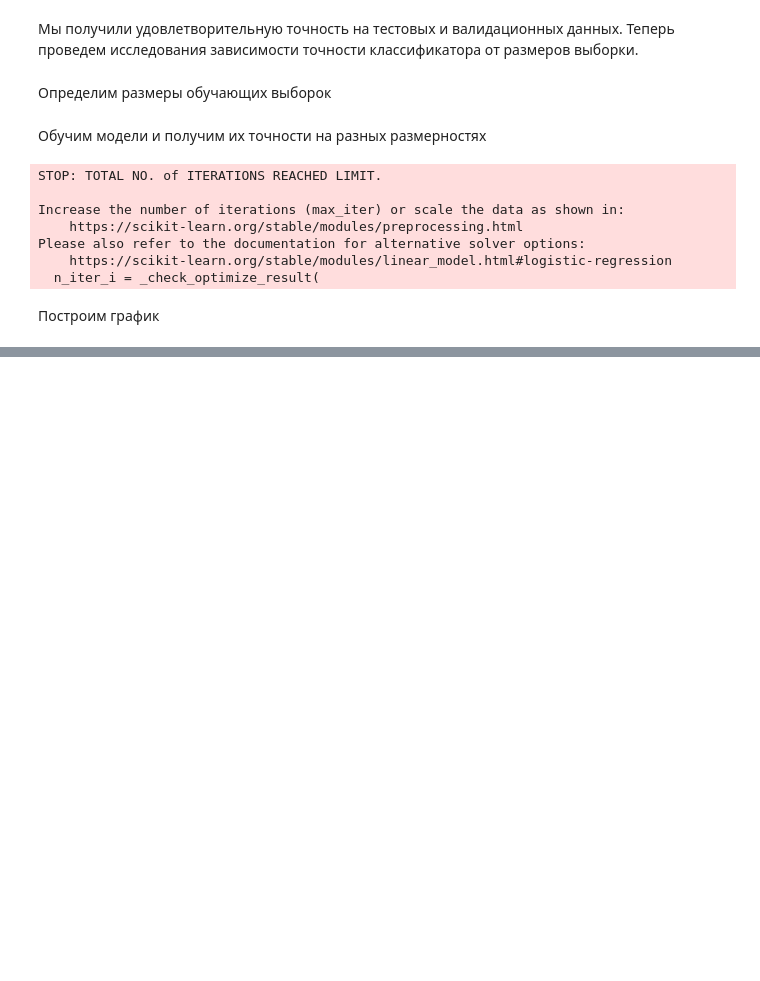
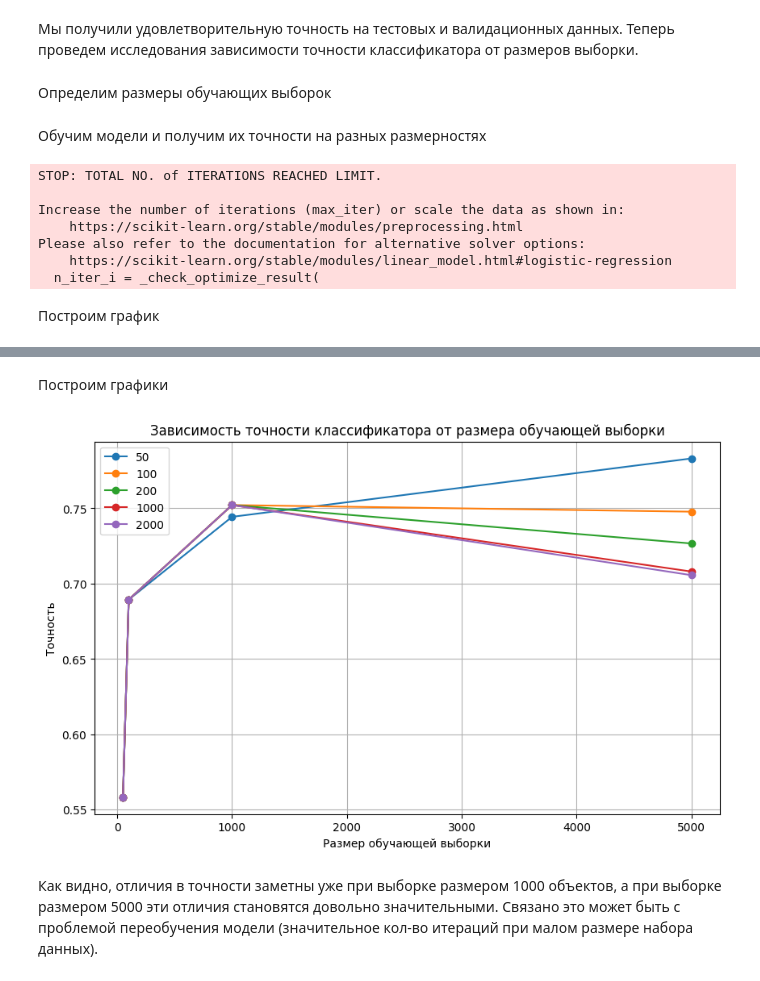
Before and after one commit to relsa228/machine-learning, a Jupyter notebook: LR-1/task.ipynb, the cells around one changed output, grey strips where cells are left out. Saved outputs shown, nothing was run; the diff lists cells and outputs as text; code cells hidden in the pictures; blank space fills up the shorter version.

```diff
--- a/LR-1/task.ipynb
+++ b/LR-1/task.ipynb
@@ -204,0 +241,10 @@ plt.show()
+# %%
+for size in train_sizes:
+    X_train, X_test, y_train, y_test = train_test_split(train_data, train_labels, train_size=size, random_state=42)
+
+    clf = LogisticRegression(max_iter=100)
+    clf.fit(X_train, y_train)
+
+    y_pred = clf.predict(X_test)
+
+    accuracies_100.append(accuracy_score(y_test, y_pred))
@@ -204,0 +261,10 @@ plt.show()
+# %%
+for size in train_sizes:
+    X_train, X_test, y_train, y_test = train_test_split(train_data, train_labels, train_size=size, random_state=42)
+
+    clf = LogisticRegression(max_iter=200)
+    clf.fit(X_train, y_train)
+
+    y_pred = clf.predict(X_test)
+
+    accuracies_200.append(accuracy_score(y_test, y_pred))
@@ -204,0 +281,10 @@ plt.show()
+# %%
+for size in train_sizes:
+    X_train, X_test, y_train, y_test = train_test_split(train_data, train_labels, train_size=size, random_state=42)
+
+    clf = LogisticRegression(max_iter=2000)
+    clf.fit(X_train, y_train)
+
+    y_pred = clf.predict(X_test)
+
+    accuracies_2000.append(accuracy_score(y_test, y_pred))
@@ -204,0 +299,19 @@ plt.show()
+# %% [markdown]
+Построим графики
+# %%
+plt.figure(figsize=(10, 6))
+plt.plot(train_sizes, accuracies_50, marker='o', label="50")
+plt.plot(train_sizes, accuracies_100, marker='o', label="100")
+plt.plot(train_sizes, accuracies_200, marker='o', label="200")
+plt.plot(train_sizes, accuracies, marker='o', label="1000")
+plt.plot(train_sizes, accuracies_2000, marker='o', label="2000")
+plt.title('Зависимость точности классификатора от размера обучающей выборки')
+plt.xlabel('Размер обучающей выборки')
+plt.ylabel('Точность')
+plt.grid(True)
+plt.legend()
+plt.show()
+# %% [output]
+[figure, added]
+# %% [markdown]
+Как видно, отличия в точности заметны уже при выборке размером 1000 объектов, а при выборке размером 5000 эти отличия становятся довольно значительными. Связано это может быть с проблемой переобучения модели (значительное кол-во итераций при малом размере набора данных).
```
Also changed, not shown: parts of 13 cells of this notebook.
